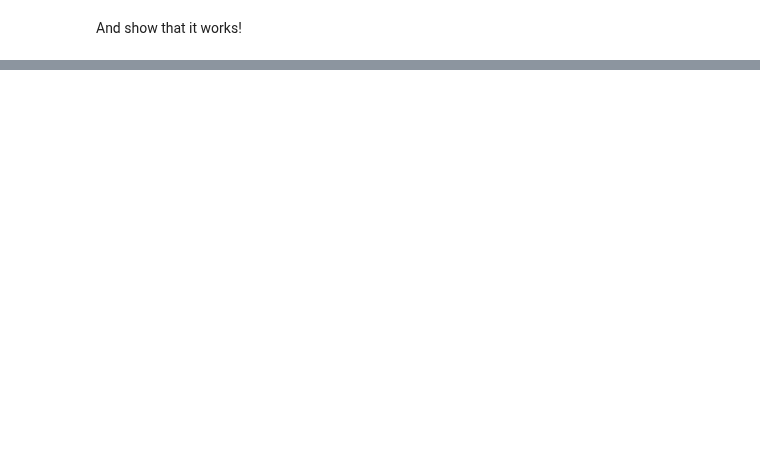
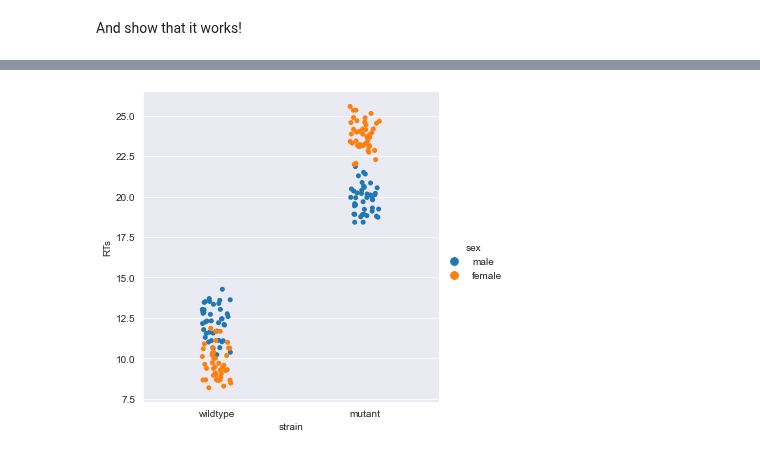
Before and after one commit to mohammedfmehboob/PythonTutorials, a Jupyter notebook: Lesson20/tutorial020.ipynb, the cells around one changed output, grey strips where cells are left out. Saved outputs shown, nothing was run; the diff lists cells and outputs as text; code cells hidden in the pictures; blank space fills up the shorter version.

```diff
--- a/Lesson20/tutorial020.ipynb
+++ b/Lesson20/tutorial020.ipynb
@@ -260,0 +296,4 @@ And show that it works!
+# %%
+mohammed_function(our_data) # basic parameters.
+# %% [output]
+[figure, added]
```
Also changed, not shown: parts of 13 cells of this notebook, 3 other files.
